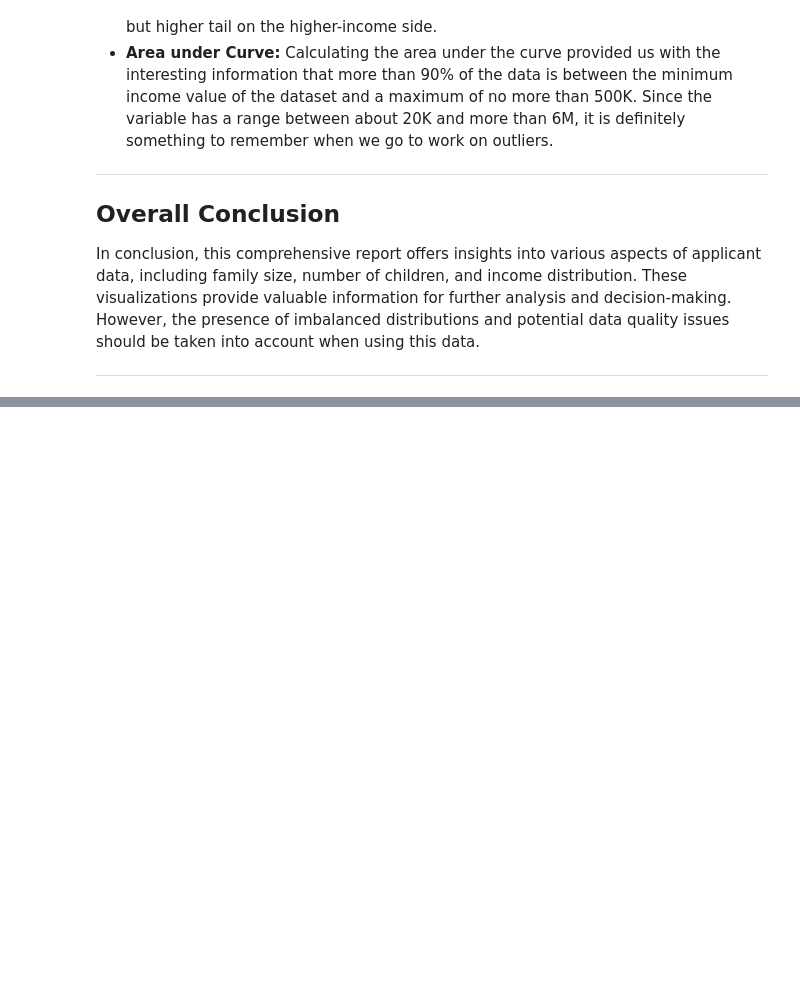
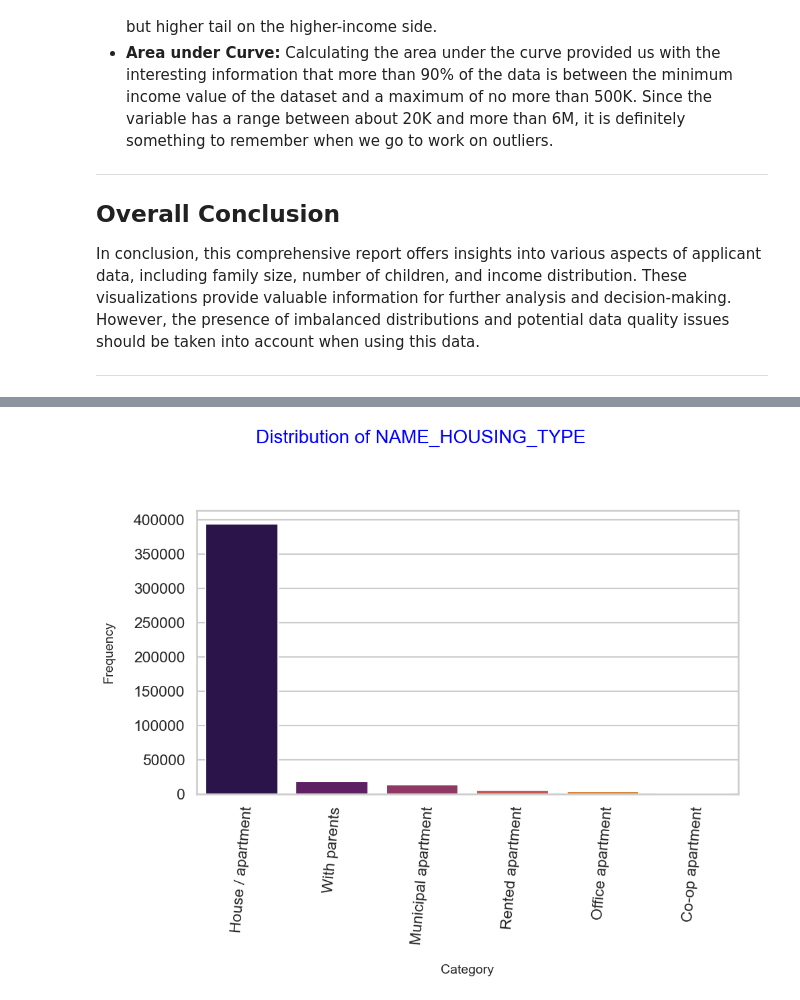
Before and after one commit to ThomasProce/credit-risk-classification, a Jupyter notebook: credit_risk.ipynb, the cells around one changed output, grey strips where cells are left out. Cells and saved outputs as stored; diff of their text form; code cells hidden in the pictures; blank space fills up the shorter version.

```diff
--- a/credit_risk.ipynb
+++ b/credit_risk.ipynb
@@ -391,0 +431,4 @@ In conclusion, this comprehensive report offers insights into various aspects of
+# %%
+count_plot(applicants,'NAME_HOUSING_TYPE',rot=85)
+# %% [output]
+[figure, added]
```
Also changed, not shown: parts of 7 cells of this notebook.
